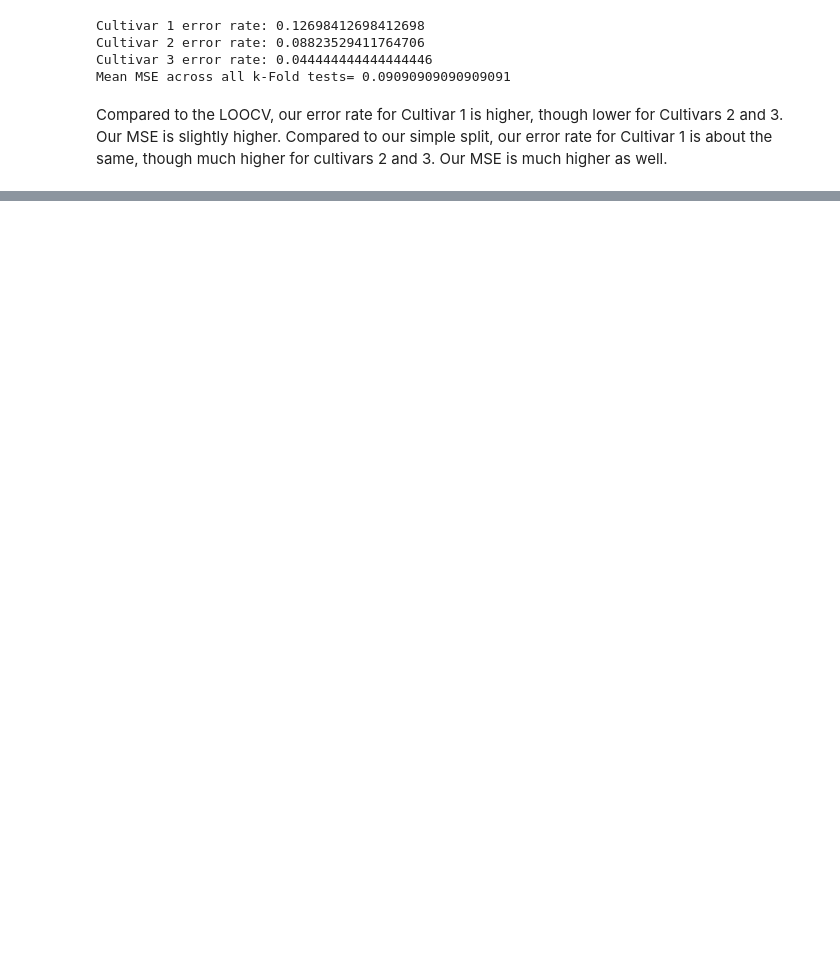
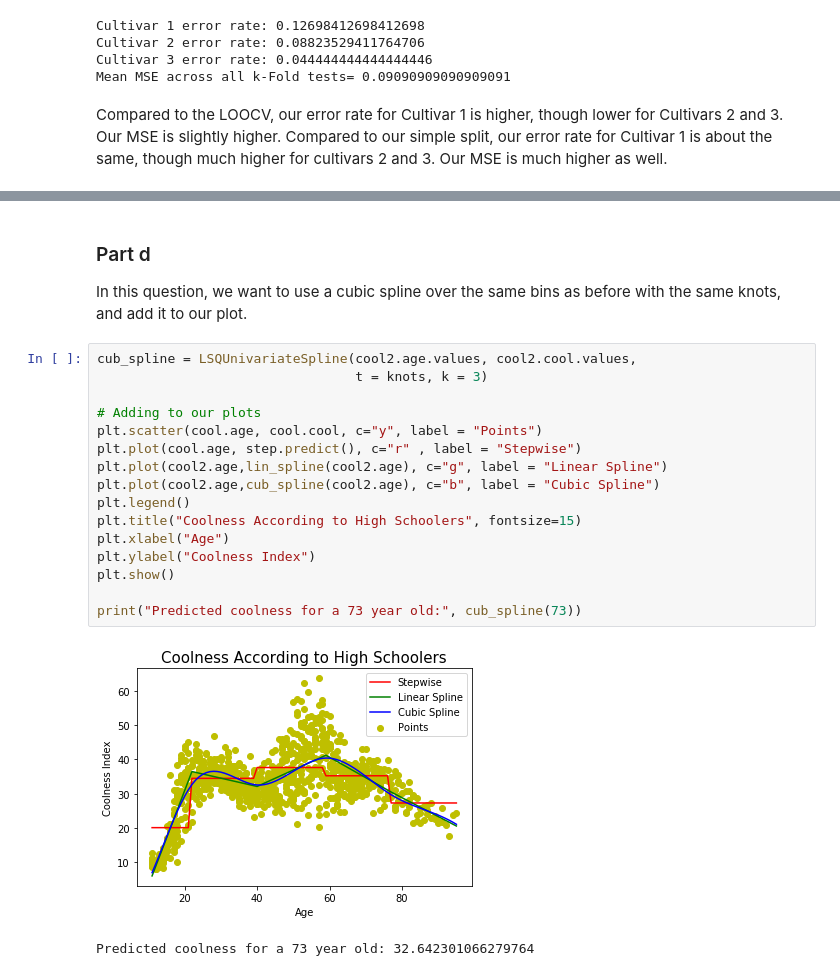
Before and after one commit to dtracht/persp-model-econ_W19, a Jupyter notebook: ProblemSets/PS7/TrachtPS7.ipynb, the cells around one changed output, grey strips where cells are left out. Cells and saved outputs as stored; diff of their text form; blank space fills up the shorter version.

```diff
--- a/ProblemSets/PS7/TrachtPS7.ipynb
+++ b/ProblemSets/PS7/TrachtPS7.ipynb
@@ -432,0 +288,22 @@ Overfitting. Maximizing accuracy in training set can pick incorporate noise from
+# %% [markdown]
+### Part d
+In this question, we want to use a cubic spline over the same bins as before with the same knots, and add it to our plot.
+# %%
+cub_spline = LSQUnivariateSpline(cool2.age.values, cool2.cool.values,
+                                 t = knots, k = 3)
+
+# Adding to our plots
+plt.scatter(cool.age, cool.cool, c="y", label = "Points")
+plt.plot(cool.age, step.predict(), c="r" , label = "Stepwise")
+plt.plot(cool2.age,lin_spline(cool2.age), c="g", label = "Linear Spline")
+plt.plot(cool2.age,cub_spline(cool2.age), c="b", label = "Cubic Spline")
+plt.legend()
+plt.title("Coolness According to High Schoolers", fontsize=15)
+plt.xlabel("Age")
+plt.ylabel("Coolness Index")
+plt.show()
+
+print("Predicted coolness for a 73 year old:", cub_spline(73))
+# %% [output]
+[figure, added]
+Predicted coolness for a 73 year old: 32.642301066279764
```
Also changed, not shown: parts of 34 cells of this notebook, 1 other file.
